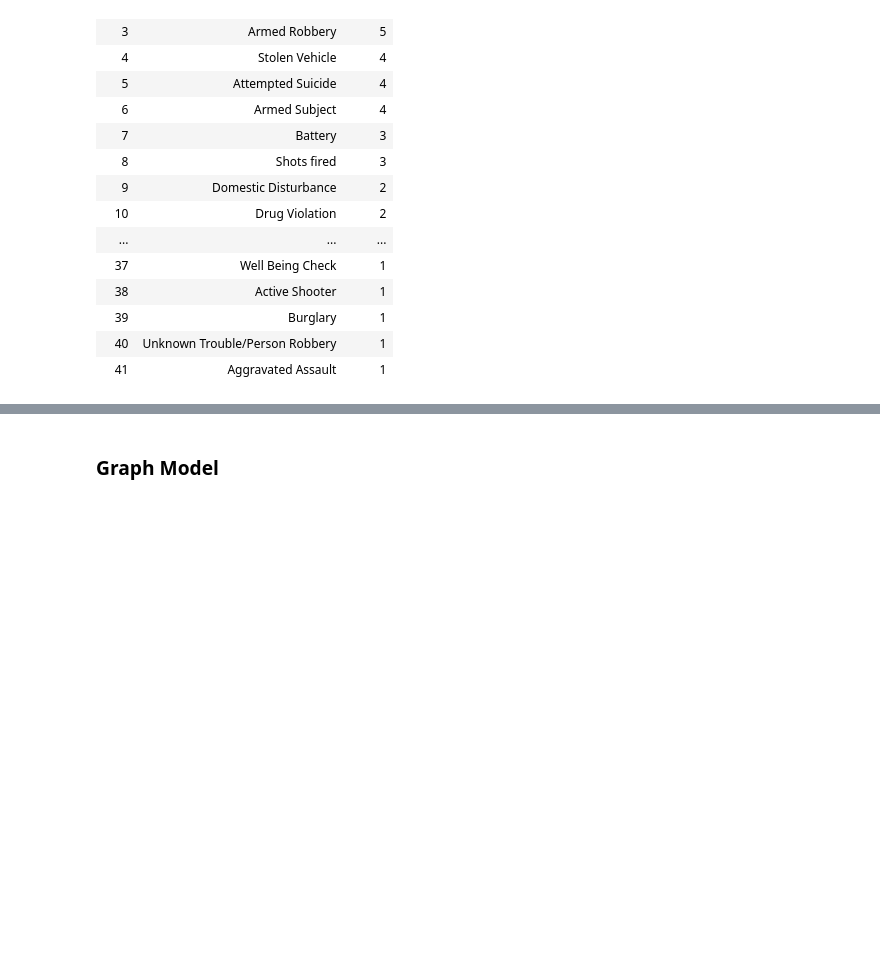
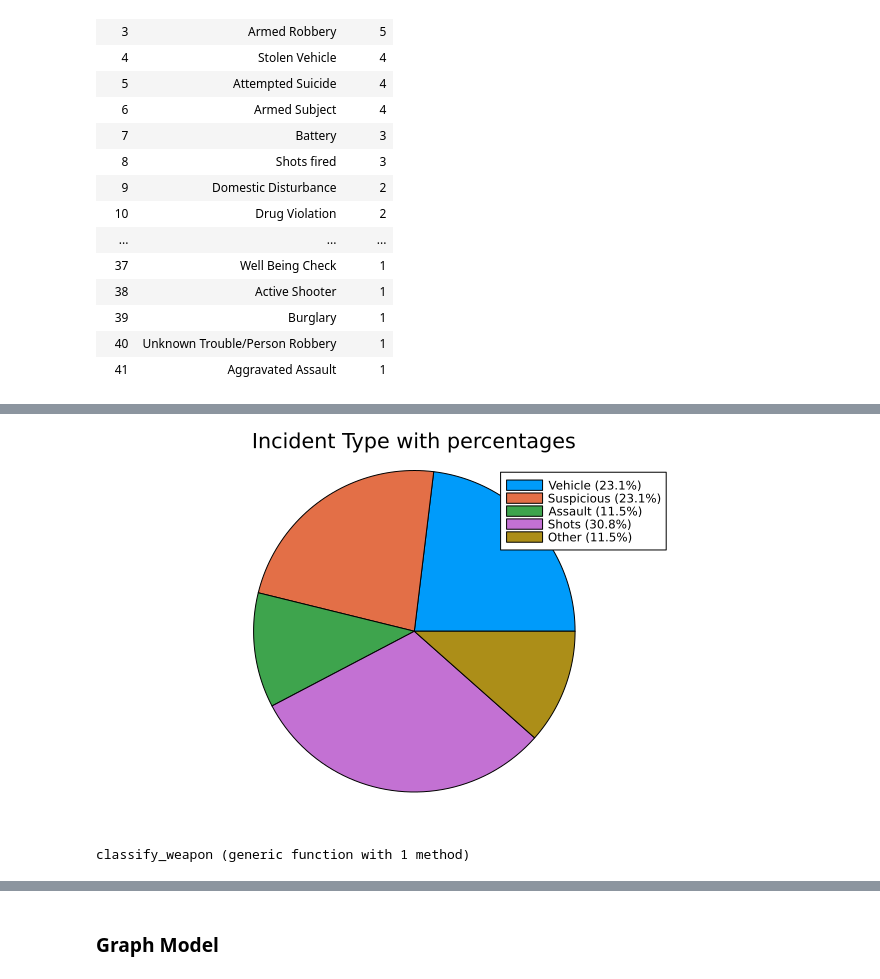
Before and after one commit to MorandR/CatchingCooks, a Jupyter notebook: CatchingCrooks.ipynb, the cells around one changed output, grey strips where cells are left out. Saved outputs shown, nothing was run; the diff lists cells and outputs as text; code cells hidden in the pictures; blank space fills up the shorter version.

Commit message:
Combining Umapathy Beema's
Worked with Uma to combine statistical analysis

```diff
--- a/CatchingCrooks.ipynb
+++ b/CatchingCrooks.ipynb
@@ -152,3 +173,20 @@ sort!(freq_by_type, :Count, rev=true)
 | 39 | Burglary | 1 |
 | 40 | Unknown Trouble/Person Robbery | 1 |
 | 41 | Aggravated Assault | 1 |
+# %%
+#function to classify Incident type broadly into 3 different categories i.e. Burglary, Battery and Vehicle Motor
+function Classify_Inc_ty(IncType)
+    if occursin("Vehicle",IncType) || occursin("Traffic",IncType) || occursin("Street",IncType)
+        return "Vehicle"
+    elseif occursin("Suspicious ",IncType) || occursin("Being",IncType) || occursin("Suicide",IncType) ||
+           occursin("Ill",IncType) || occursin("Stalk",IncType)
+        return "Suspicious"
+    elseif occursin("Battery",IncType) || occursin("Assault",IncType) || occursin("Domestic", IncType)
+        return "Assault"
+    elseif occursin("Sho",IncType) || occursin("Armed",IncType) || occursin("fire",IncType) || occursin("Homicide",IncType) ||
+           occursin("Robbery",IncType) || occursin("Burglary",IncType)  || occursin("Carjack",IncType) || occursin("Murder",IncType)
+        return "Shots"
+    else
+        return "Other"
+    end
+end
@@ -154,0 +195,6 @@ sort!(freq_by_type, :Count, rev=true)
+# %%
+data.Incident_Type = Classify_Inc_ty.(data."Incident Type")
+
+#Incident Type frequency
+Inc_cat_cnt = combine(groupby(data,:"Incident_Type"),nrow => :count)
+sort(Inc_cat_cnt,:count,rev=true)
@@ -154,0 +221,25 @@ sort!(freq_by_type, :Count, rev=true)
+# %%
+#Showing pie chart and percentages of Incident types classifying 3 different categories
+
+total = sum(Inc_cat_cnt.count)
+Inc_cat_cnt.Percent = round.(Inc_cat_cnt.count ./total .* 100,digits = 1)
+labels = ["$(Inc_cat_cnt.Incident_Type[i]) ($(round(Inc_cat_cnt.Percent[i],digits = 1))%)" for i in 1:nrow(Inc_cat_cnt)]
+# P = Plots.pie(x,y,l=1.5)
+# P
+PiePer = Plots.pie(labels,Inc_cat_cnt.count,title = "Incident Type with percentages")
+PiePer
+# %% [output]
+[figure, added]
+# %%
+#Define a function to classify Suspect's weapons type used into 3 categoreis Gun,Motor Vehicle and No arms.
+function classify_weapon(weapon)
+    if occursin("gun",weapon) || occursin("Firearm",weapon) || occursin("Knife",weapon)
+        return "Gun"
+    elseif occursin("Vehicle",weapon)
+        return "Motor Vehicle"
+    else
+        return "No arms"
+    end
+end
+# %% [output]
+classify_weapon (generic function with 1 method)
```
Also changed, not shown: parts of 15 cells of this notebook.
